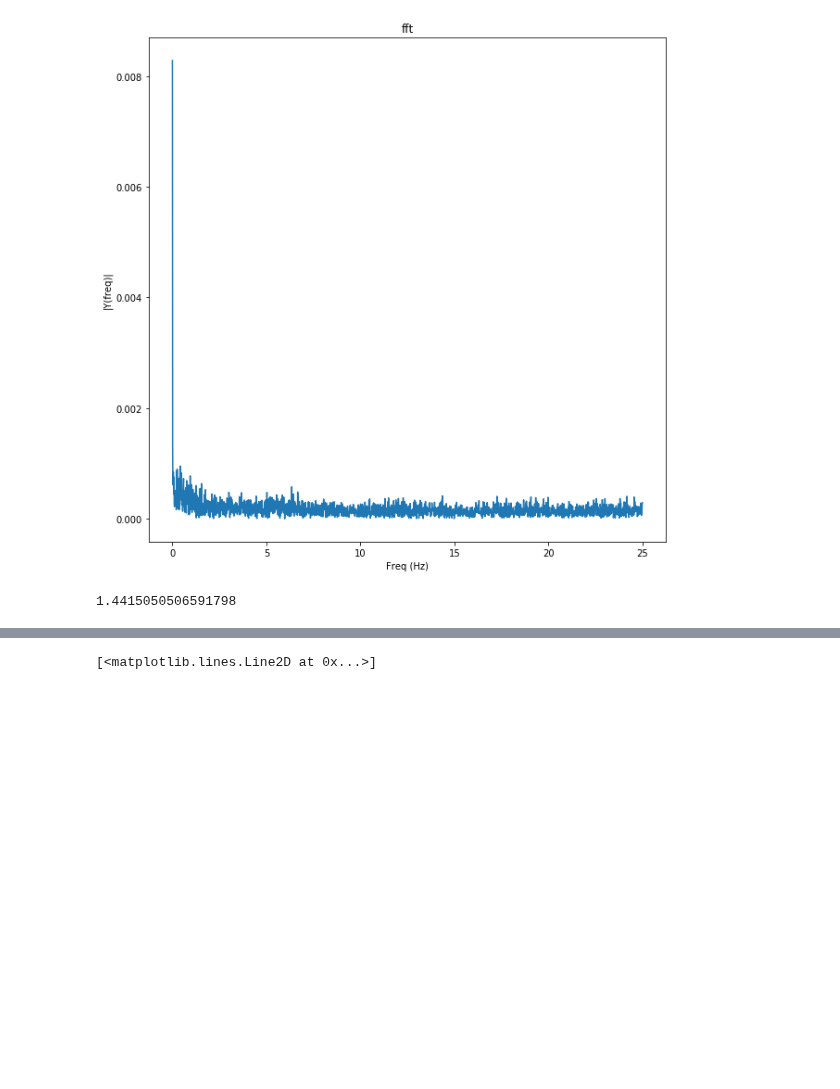
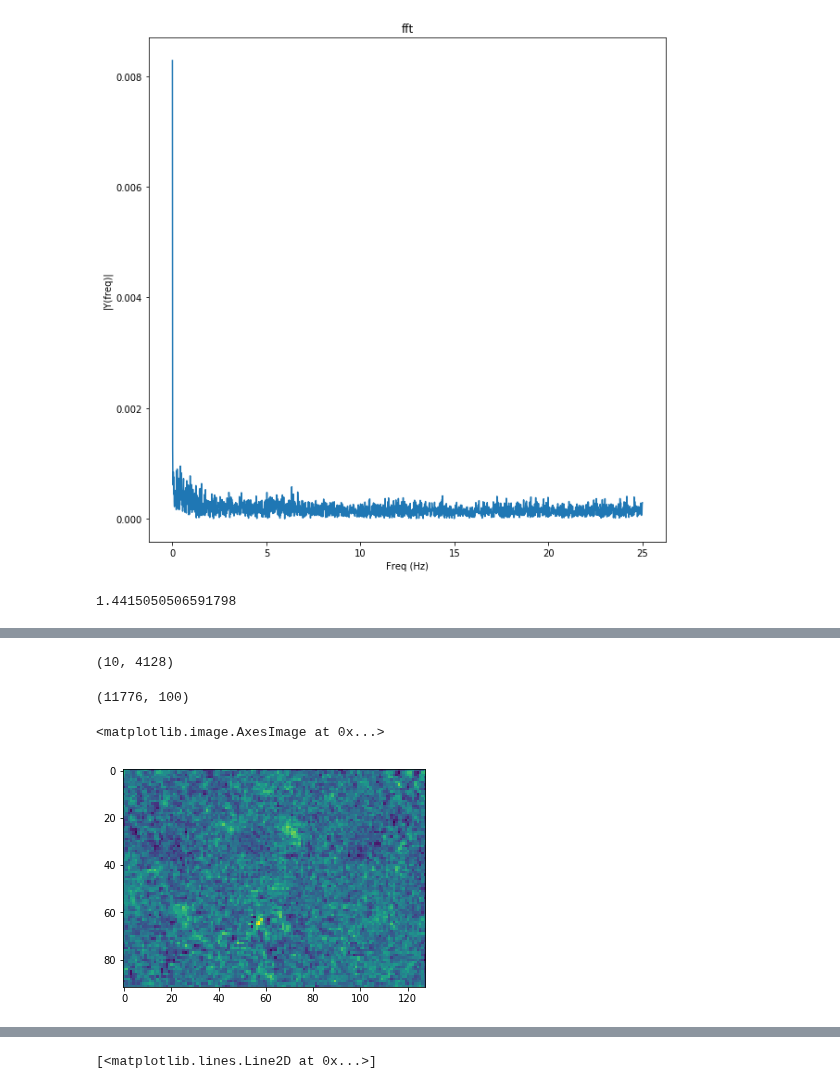
Before and after one commit to bellabrez/bigbadbrain, a Jupyter notebook: jupyter_notebooks/20190725 - More PCA.ipynb, the cells around one changed output, grey strips where cells are left out. Drawn from its saved outputs; the diff is of its cells as text; code cells hidden in the pictures; blank space fills up the shorter version.

```diff
--- a/jupyter_notebooks/20190725 - More PCA.ipynb
+++ b/jupyter_notebooks/20190725 - More PCA.ipynb
@@ -121,0 +183,2 @@ print(time()-t0)
+# %%
+pca_loadings = pca.transform(X)
@@ -121,0 +187,15 @@ print(time()-t0)
+# %%
+pca_scores.shape
+# %% [output]
+(10, 4128)
+# %%
+pca_loadings.shape
+# %% [output]
+(11776, 100)
+# %%
+pca_loadings = np.reshape(pca_loadings, (dims['y'],dims['x'],-1))
+# %%
+plt.imshow(pca_loadings[:,:,22].T)
+# %% [output]
+<matplotlib.image.AxesImage at 0x...>
+[figure, added]
```
Also changed, not shown: parts of 30 cells of this notebook, 11 other files.
